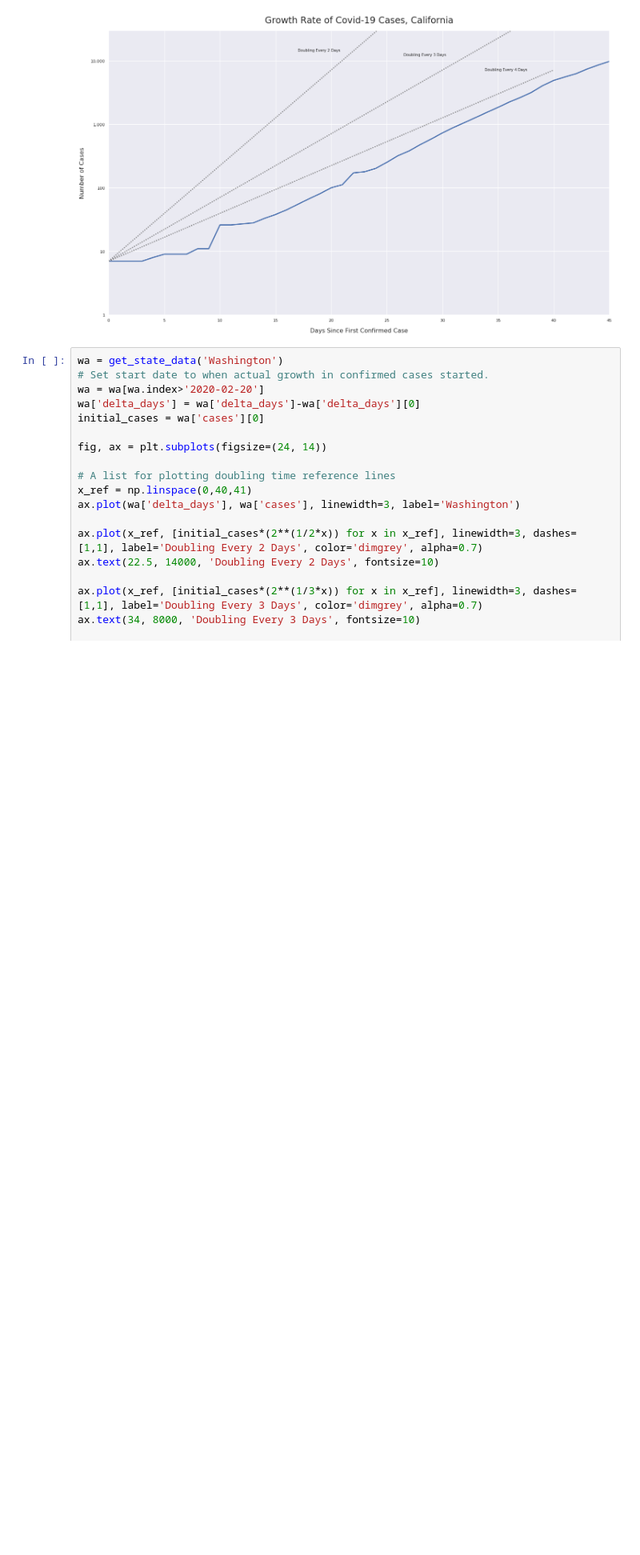
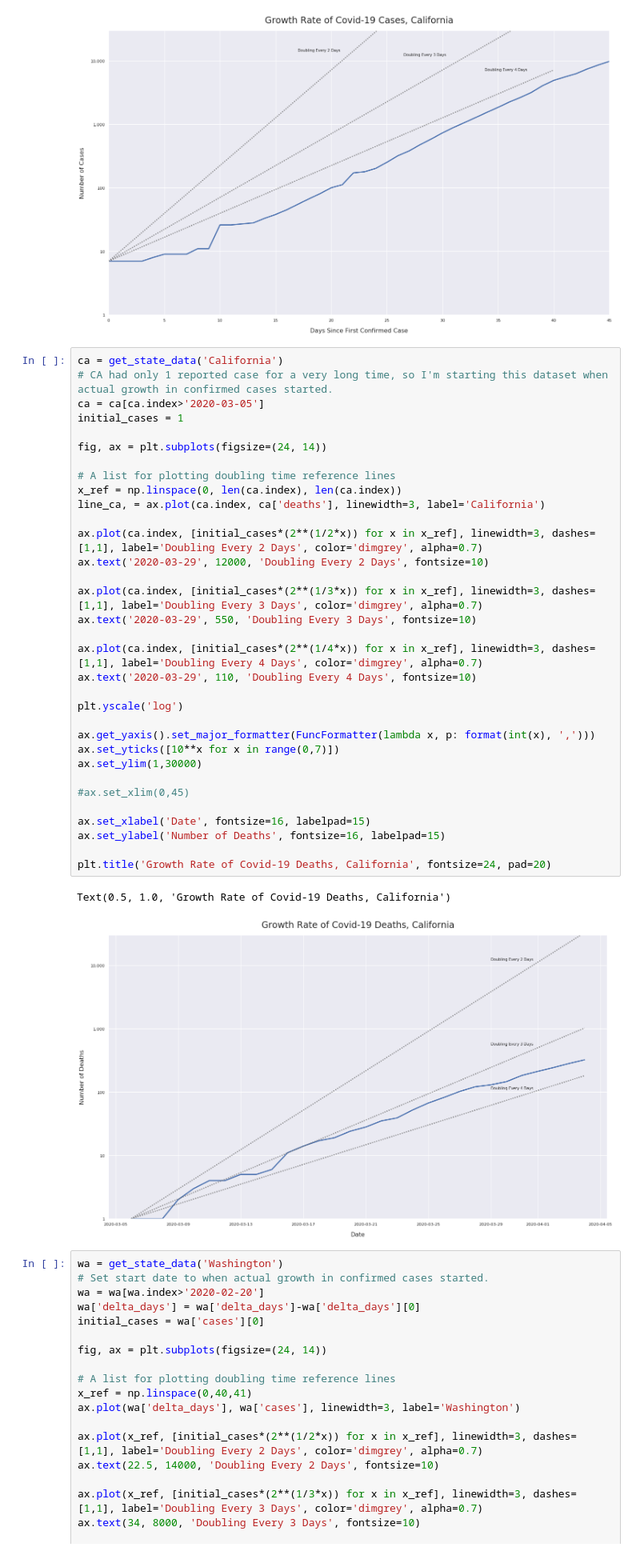
Before and after one commit to jalderman9/covid-19-analysis, a Jupyter notebook: covid-19-analysis.ipynb, the cells around one changed output. Shown at 80% size. Cells and saved outputs as stored; diff of their text form; blank space fills up the shorter version.

```diff
--- a/covid-19-analysis.ipynb
+++ b/covid-19-analysis.ipynb
@@ -109,6 +109,42 @@ plt.title('Growth Rate of Covid-19 Cases, California', fontsize=24, pad=20)
 # %% [output]
 Text(0.5, 1.0, 'Growth Rate of Covid-19 Cases, California')
 [figure]
+# %%
+ca = get_state_data('California')
+# CA had only 1 reported case for a very long time, so I'm starting this dataset when actual growth in confirmed cases started.
+ca = ca[ca.index>'2020-03-05']
+initial_cases = 1
+
+fig, ax = plt.subplots(figsize=(24, 14))
+
+# A list for plotting doubling time reference lines
+x_ref = np.linspace(0, len(ca.index), len(ca.index))
+line_ca, = ax.plot(ca.index, ca['deaths'], linewidth=3, label='California')
+
+ax.plot(ca.index, [initial_cases*(2**(1/2*x)) for x in x_ref], linewidth=3, dashes=[1,1], label='Doubling Every 2 Days', color='dimgrey', alpha=0.7)
+ax.text('2020-03-29', 12000, 'Doubling Every 2 Days', fontsize=10)
+
+ax.plot(ca.index, [initial_cases*(2**(1/3*x)) for x in x_ref], linewidth=3, dashes=[1,1], label='Doubling Every 3 Days', color='dimgrey', alpha=0.7)
+ax.text('2020-03-29', 550, 'Doubling Every 3 Days', fontsize=10)
+
+ax.plot(ca.index, [initial_cases*(2**(1/4*x)) for x in x_ref], linewidth=3, dashes=[1,1], label='Doubling Every 4 Days', color='dimgrey', alpha=0.7)
+ax.text('2020-03-29', 110, 'Doubling Every 4 Days', fontsize=10)
+
+plt.yscale('log')
+
+ax.get_yaxis().set_major_formatter(FuncFormatter(lambda x, p: format(int(x), ',')))
+ax.set_yticks([10**x for x in range(0,7)])
+ax.set_ylim(1,30000)
+
+#ax.set_xlim(0,45)
+
+ax.set_xlabel('Date', fontsize=16, labelpad=15)
+ax.set_ylabel('Number of Deaths', fontsize=16, labelpad=15)
+
+plt.title('Growth Rate of Covid-19 Deaths, California', fontsize=24, pad=20)
+# %% [output]
+Text(0.5, 1.0, 'Growth Rate of Covid-19 Deaths, California')
+[figure, added]
 # %%
 wa = get_state_data('Washington')
 # Set start date to when actual growth in confirmed cases started.
```
Also changed, not shown: parts of 3 cells of this notebook, 1 other file.
